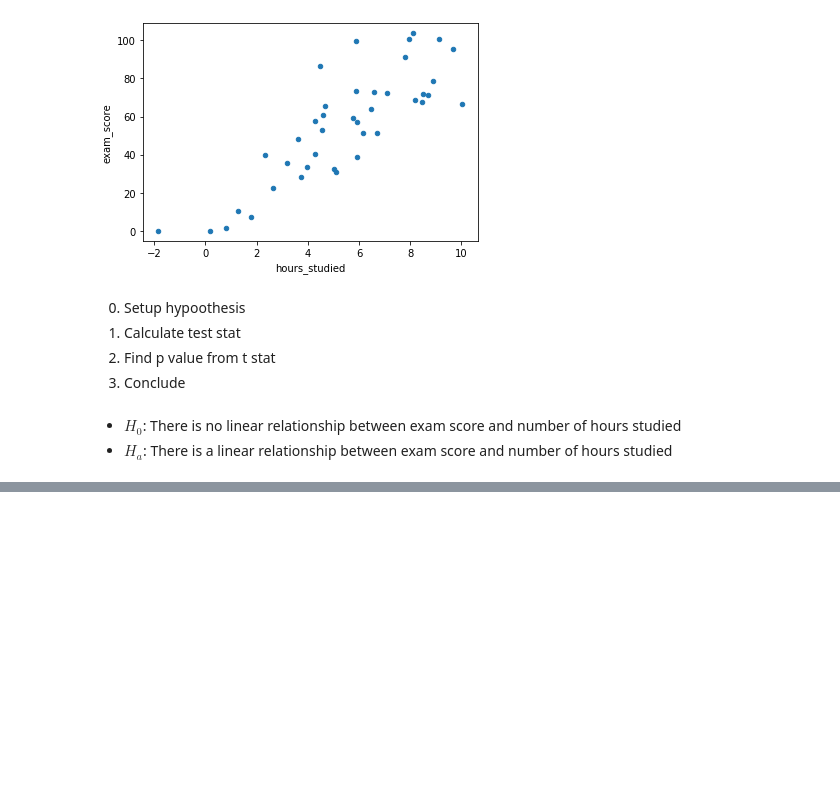
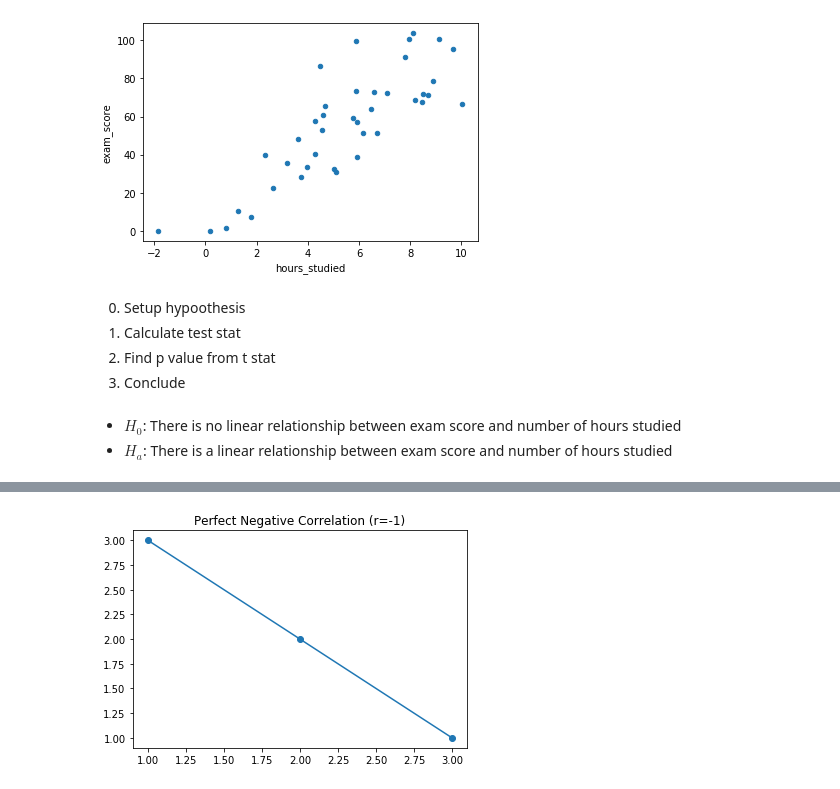
Before and after one commit to aleclhartman/statistics-exercises, a Jupyter notebook: correlation-lesson.ipynb, the cells around one changed output, grey strips where cells are left out. Saved outputs shown, nothing was run; the diff lists cells and outputs as text; code cells hidden in the pictures; blank space fills up the shorter version.

```diff
--- a/correlation-lesson.ipynb
+++ b/correlation-lesson.ipynb
@@ -33,0 +68,10 @@ y = df.exam_score
+# %%
+# demonstrated
+x = [3, 2, 1]
+y = [1, 2, 3]
+
+plt.plot(x, y, marker="o")
+plt.title("Perfect Negative Correlation (r=-1)")
+plt.show()
+# %% [output]
+[figure, added]
```
Also changed, not shown: parts of 17 cells of this notebook, 1 other file.
